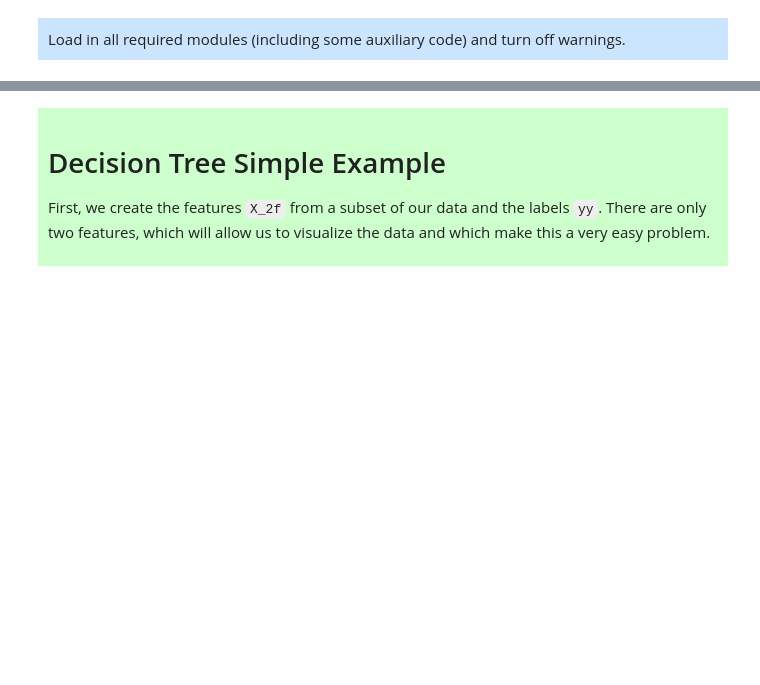
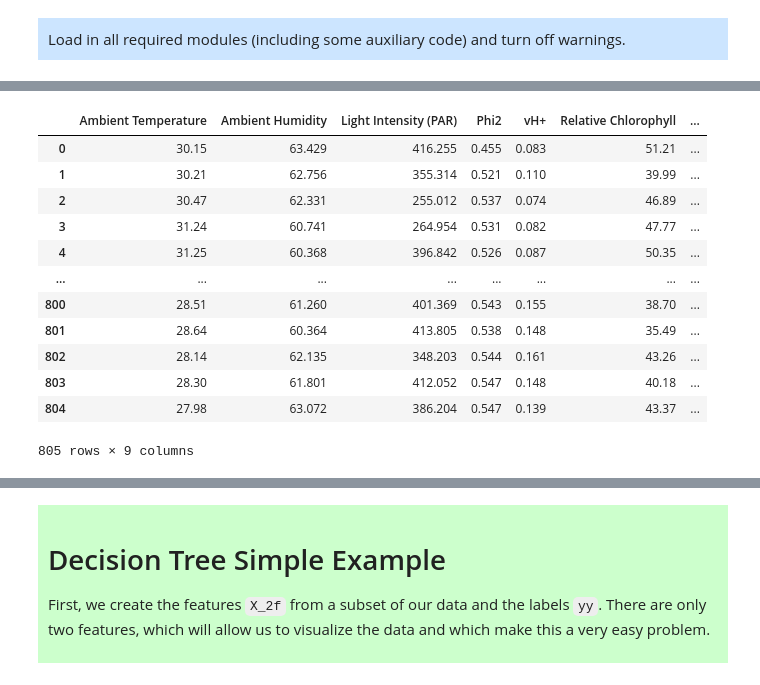
Before and after one commit to cemac/LIFD_RandomForests, a Jupyter notebook: RandomForests.ipynb, the cells around one changed output, grey strips where cells are left out. Saved outputs shown, nothing was run; the diff lists cells and outputs as text; code cells hidden in the pictures; blank space fills up the shorter version.

```diff
--- a/RandomForests.ipynb
+++ b/RandomForests.ipynb
@@ -175,9 +175,24 @@ This is used to select features used (shown in the table below):
 
 </div>
 # %%
-#%% import the data into a pandas dataframe
+#%% import the data into a pandas dataframe and print columns
 
 df = pd.read_csv('data/df_prepped.csv')
+df
+# %% [output]
+|  | Ambient Temperature | Ambient Humidity | Light Intensity (PAR) | Phi2 | vH+ | Relative Chlorophyll | ... |
+| 0 | 30.15 | 63.429 | 416.255 | 0.455 | 0.083 | 51.21 | ... |
+| 1 | 30.21 | 62.756 | 355.314 | 0.521 | 0.110 | 39.99 | ... |
+| 2 | 30.47 | 62.331 | 255.012 | 0.537 | 0.074 | 46.89 | ... |
+| 3 | 31.24 | 60.741 | 264.954 | 0.531 | 0.082 | 47.77 | ... |
+| 4 | 31.25 | 60.368 | 396.842 | 0.526 | 0.087 | 50.35 | ... |
+| ... | ... | ... | ... | ... | ... | ... | ... |
+| 800 | 28.51 | 61.260 | 401.369 | 0.543 | 0.155 | 38.70 | ... |
+| 801 | 28.64 | 60.364 | 413.805 | 0.538 | 0.148 | 35.49 | ... |
+| 802 | 28.14 | 62.135 | 348.203 | 0.544 | 0.161 | 43.26 | ... |
+| 803 | 28.30 | 61.801 | 412.052 | 0.547 | 0.148 | 40.18 | ... |
+| 804 | 27.98 | 63.072 | 386.204 | 0.547 | 0.139 | 43.37 | ... |
+805 rows × 9 columns
 # %%
 # Print some information about the data
 
```
Also changed, not shown: parts of 4 cells of this notebook.
